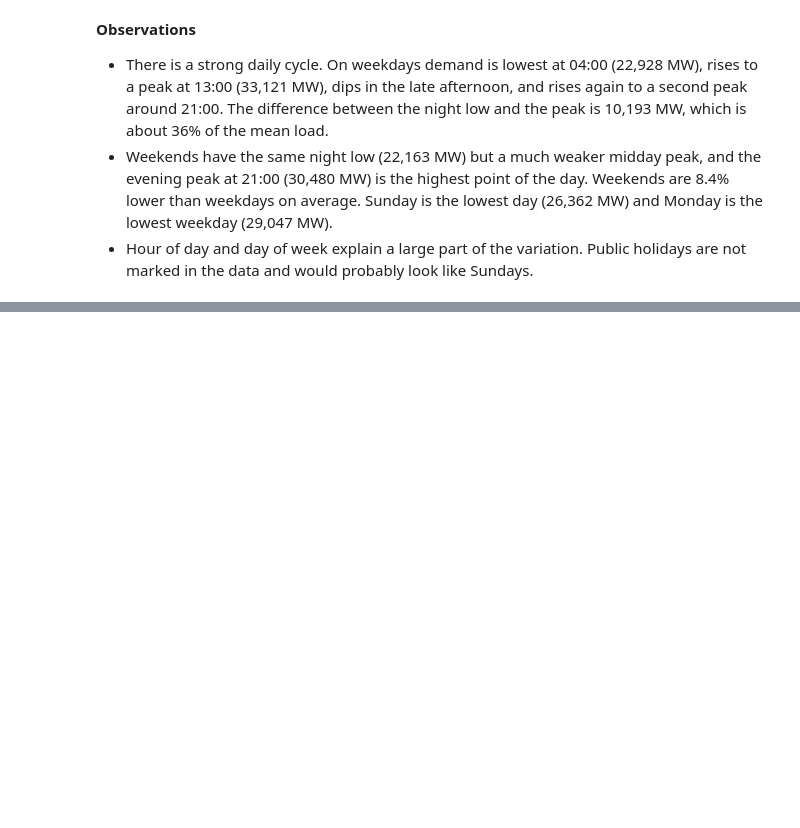
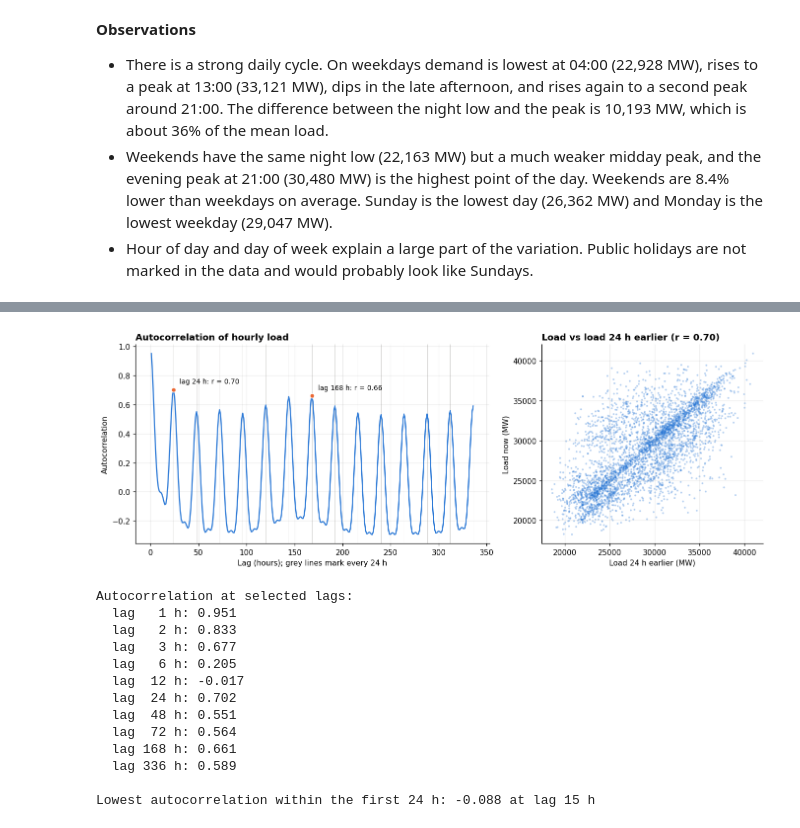
Before and after one commit to Keaane/Energy-demand-time-series-pipeline., a Jupyter notebook: task1_eda/Task1_Preprocessing_EDA.ipynb, the cells around one changed output, grey strips where cells are left out. Cells and saved outputs as stored; diff of their text form; code cells hidden in the pictures; blank space fills up the shorter version.

Commit message:
Add Q3: lag effects and autocorrelation

```diff
--- a/task1_eda/Task1_Preprocessing_EDA.ipynb
+++ b/task1_eda/Task1_Preprocessing_EDA.ipynb
@@ -560,0 +564,47 @@ Weekend vs weekday average: -8.4%
+# %%
+s = df[TARGET]
+lags = np.arange(1, 337)
+acf_vals = np.array([s.autocorr(int(l)) for l in lags])
+
+fig, axes = plt.subplots(1, 2, figsize=(12.5, 4.6), gridspec_kw={"width_ratios": [1.6, 1]})
+ax = axes[0]
+for d in range(24, 337, 24):
+    ax.axvline(d, color=GRAY, lw=0.5, alpha=0.4)
+ax.plot(lags, acf_vals, color=BLUE, lw=1.6)
+for lag in (24, 168):
+    ax.scatter([lag], [acf_vals[lag - 1]], color=ORANGE, zorder=5, s=36, edgecolor="white")
+    ax.annotate(f"lag {lag} h: r = {acf_vals[lag - 1]:.2f}", (lag, acf_vals[lag - 1]),
+                textcoords="offset points", xytext=(8, 8), fontsize=9)
+ax.set_xlabel("Lag (hours); grey lines mark every 24 h")
+ax.set_ylabel("Autocorrelation")
+ax.set_title("Autocorrelation of hourly load")
+
+sample = df.dropna(subset=["load_lag_24"]).sample(4000, random_state=42)
+axes[1].scatter(sample["load_lag_24"], sample[TARGET], s=6, alpha=0.35, color=BLUE, edgecolor="none")
+r24 = df[[TARGET, "load_lag_24"]].corr().iloc[0, 1]
+axes[1].set_xlabel("Load 24 h earlier (MW)")
+axes[1].set_ylabel("Load now (MW)")
+axes[1].set_title(f"Load vs load 24 h earlier (r = {r24:.2f})")
+fig.tight_layout()
+save(fig, "1B_q3_autocorrelation")
+plt.show()
+
+print("Autocorrelation at selected lags:")
+for l in [1, 2, 3, 6, 12, 24, 48, 72, 168, 336]:
+    print(f"  lag {l:>3} h: {acf_vals[l - 1]:.3f}")
+print(f"\nLowest autocorrelation within the first 24 h: {acf_vals[:24].min():.3f} at lag {acf_vals[:24].argmin() + 1} h")
+# %% [output]
+[figure, added]
+Autocorrelation at selected lags:
+  lag   1 h: 0.951
+  lag   2 h: 0.833
+  lag   3 h: 0.677
+  lag   6 h: 0.205
+  lag  12 h: -0.017
+  lag  24 h: 0.702
+  lag  48 h: 0.551
+  lag  72 h: 0.564
+  lag 168 h: 0.661
+  lag 336 h: 0.589
+
+Lowest autocorrelation within the first 24 h: -0.088 at lag 15 h
```
Also changed, not shown: parts of 2 cells of this notebook, 1 other file.
